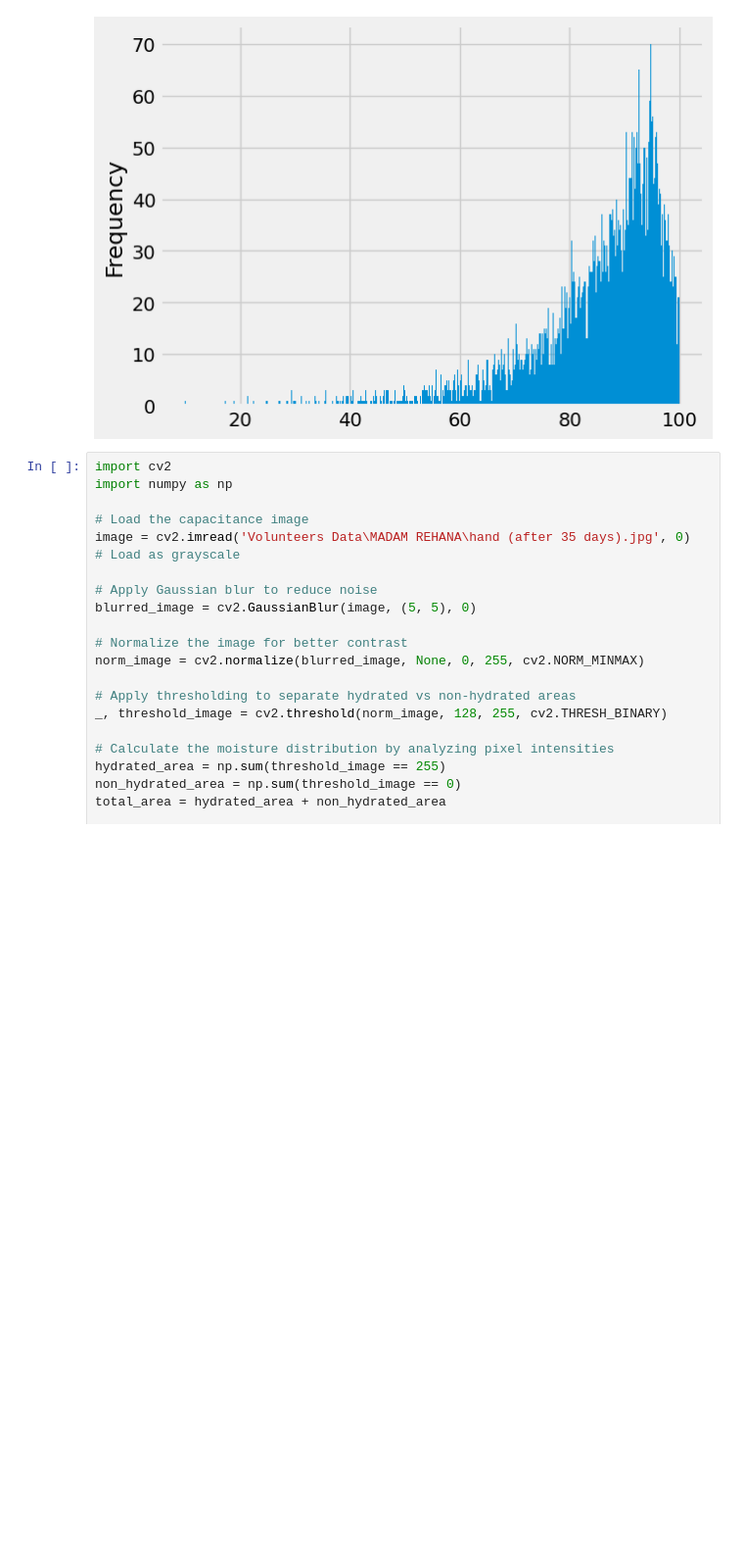
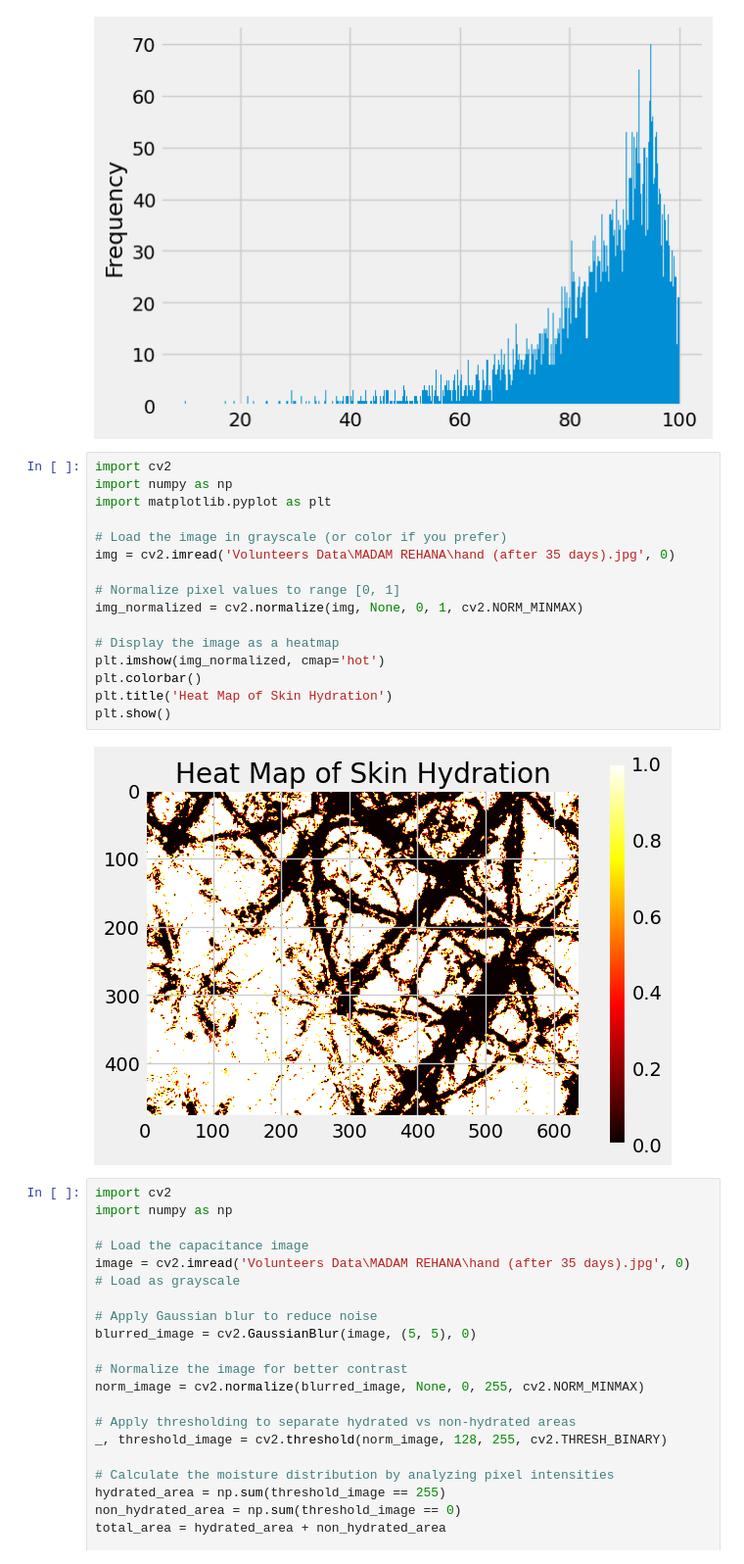
Before and after one commit to arhamwebexpert/ML, a Jupyter notebook: hydration.ipynb, the cells around one changed output. Shown at 98% size. Drawn from its saved outputs; the diff is of its cells as text; blank space fills up the shorter version.

Commit message:
added hydration extraction

```diff
--- a/hydration.ipynb
+++ b/hydration.ipynb
@@ -117,6 +117,24 @@ df['hydration'].plot(kind='hist',bins =500)
 # %% [output]
 <Axes: ylabel='Frequency'>
 [figure]
+# %%
+import cv2
+import numpy as np
+import matplotlib.pyplot as plt
+
+# Load the image in grayscale (or color if you prefer)
+img = cv2.imread('Volunteers Data\MADAM REHANA\hand (after 35 days).jpg', 0)
+
+# Normalize pixel values to range [0, 1]
+img_normalized = cv2.normalize(img, None, 0, 1, cv2.NORM_MINMAX)
+
+# Display the image as a heatmap
+plt.imshow(img_normalized, cmap='hot')
+plt.colorbar()
+plt.title('Heat Map of Skin Hydration')
+plt.show()
+# %% [output]
+[figure, added]
 # %%
 import cv2
 import numpy as np
```
Also changed, not shown: parts of 1 cell of this notebook.
